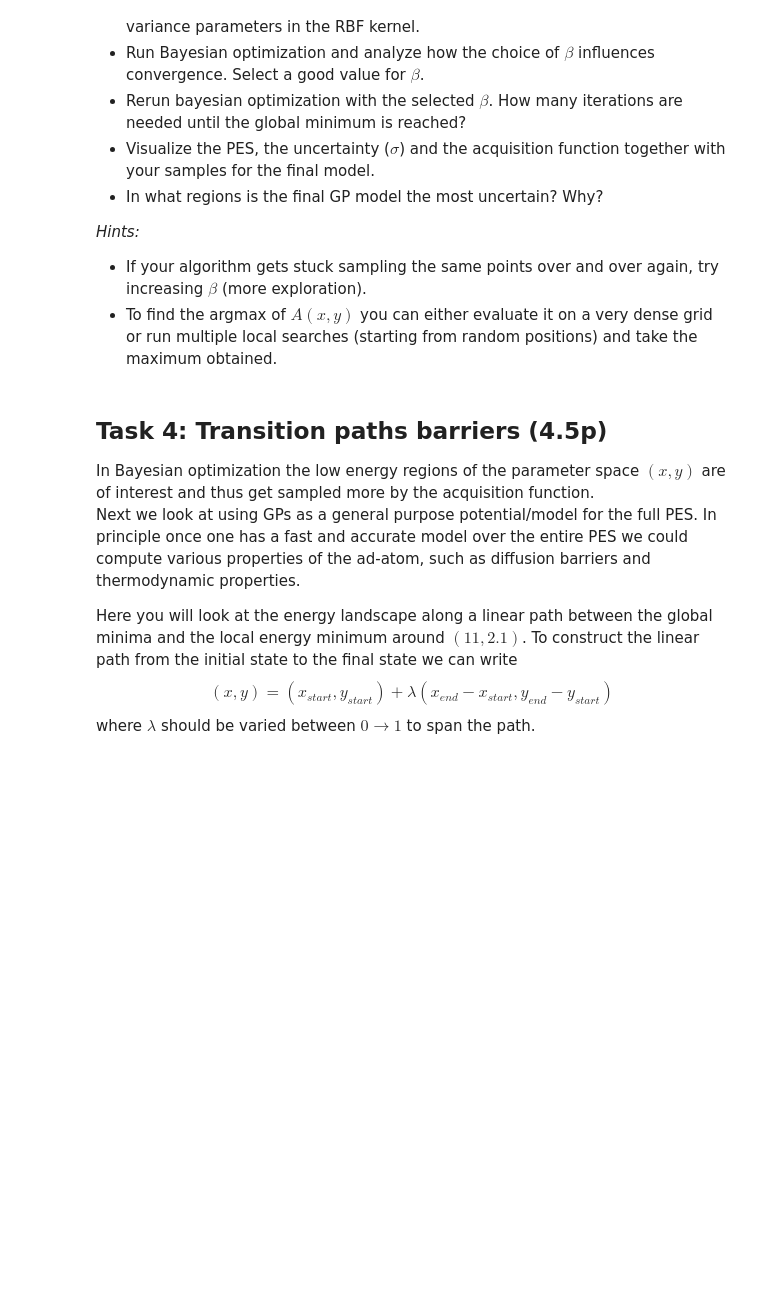
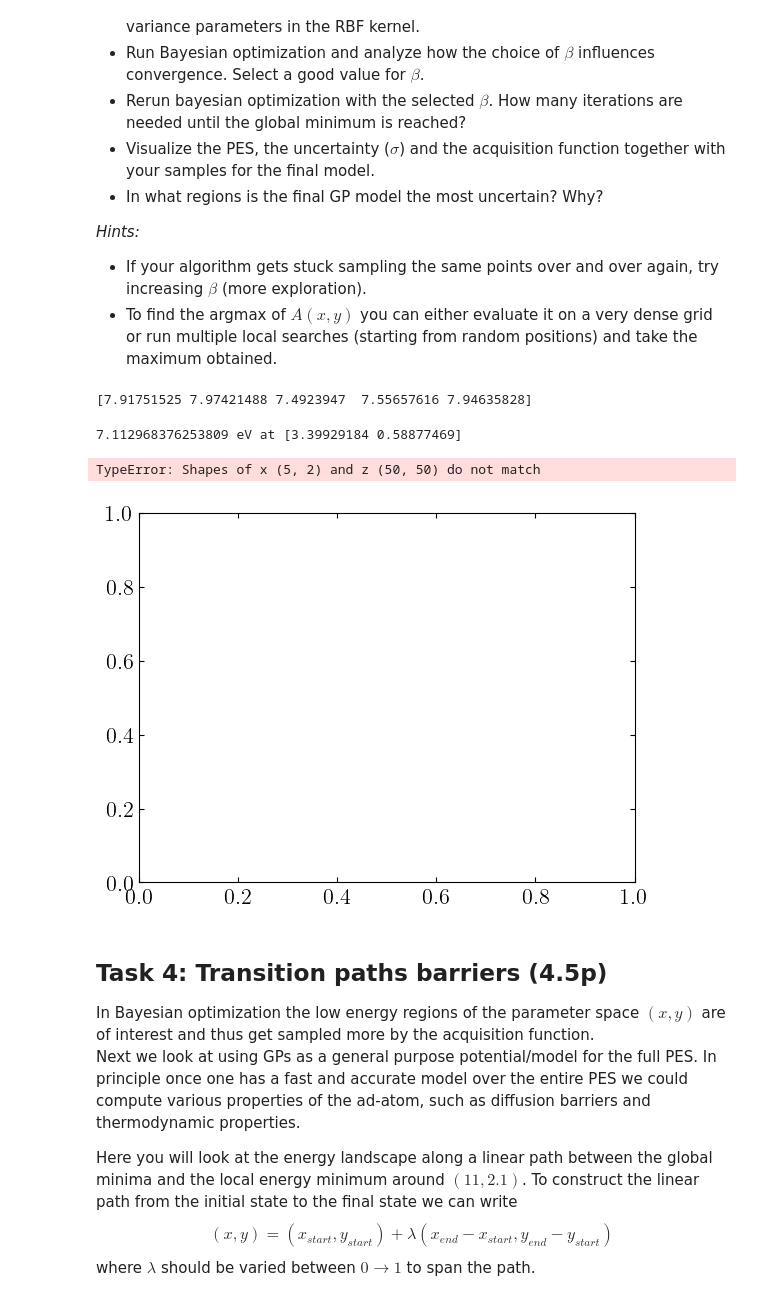
Before and after one commit to j-haralds/Advanced_sim, a Jupyter notebook: project_2b_shared/Jonatan_2b.ipynb, the cells around one changed output. Saved outputs shown, nothing was run; the diff lists cells and outputs as text; code cells hidden in the pictures; blank space fills up the shorter version.

```diff
--- a/project_2b_shared/Jonatan_2b.ipynb
+++ b/project_2b_shared/Jonatan_2b.ipynb
@@ -327,3 +386,21 @@ Start the Bayesian optimization from five (5) randomly drawn samples.
 *Hints:*
 * If your algorithm gets stuck sampling the same points over and over again, try increasing $\beta$ (more exploration).
 * To find the argmax of $A(x, y)$ you can either evaluate it on a very dense grid or run multiple local searches (starting from random positions) and take the maximum obtained.
+# %%
+
+
+beta = 3.
+
+
+initial_x = rng.uniform(x_lim[0],x_lim[1],size = 5)
+initial_y = rng.uniform(y_lim[0],y_lim[1],size = 5)
+
+initial_samples = np.vstack((initial_x,initial_y,get_z_max(surface)*np.ones_like(initial_y))).T
+
+
+E_init = []
+for i in range(len(initial_samples)):
+    E_init = np.append(E_init,calculate_adatom_energy(surface,initial_samples[i]))
+print(E_init)
+# %% [output]
+[7.91751525 7.97421488 7.4923947  7.55657616 7.94635828]
@@ -330,3 +446,30 @@ Start the Bayesian optimization from five (5) randomly drawn samples.
+# %%
+def run_GP(beta,rng= rng,surface = surface, size = 5,alpha = [1,1],n_preds = 50, E_th = E_th):
+    X_train, E_train = get_initial_samples(size = 5,rng = rng,surface = surface)
+    Xp = np.vstack((np.linspace(x_lim[0],x_lim[1]).flatten(),np.linspace(y_lim[0],y_lim[1]).flatten())).T
+    n = 0
+    res_min = []
+    while np.abs(np.min(E_train)) > E_th:
+        model = build_model(X_train,E_train)
+        X_train, E_train = get_newdata(X_train,E_train,Xp,model)
+        n += 1
+        res_min.append({'x_pos':X_train[-1,0],'y_pos':X_train[-1,1],'Energy':E_train[-1]})
+        if n > 100:
+            print(f'{np.min(E_train)} eV at {X_train[np.argmin(E_train),:]}')
+            break
+    return pd.DataFrame(res_min)
+# %%
+bayes_df = run_GP(2)
+# %% [output]
+7.112968376253809 eV at [3.39929184 0.58877469]
+# %%
+plt.contourf(X, Y, E, levels=level, cmap='Blues')
+plt.xlabel('$x$ [Å]')
+plt.ylabel('$y$ [Å]')
+plt.scatter(bayes_df['x_pos'],bayes_df['y_pos'],c = bayes_df['Energy'],cmap='flare')
+# %% [output]
+TypeError: Shapes of x (5, 2) and z (50, 50) do not match
+[figure, added]
 # %% [markdown]
 ## Task 4: Transition paths barriers (4.5p)
 In Bayesian optimization the low energy regions of the parameter space $(x, y)$ are of interest and thus get sampled more by the acquisition function.
```
Also changed, not shown: parts of 17 cells of this notebook.
